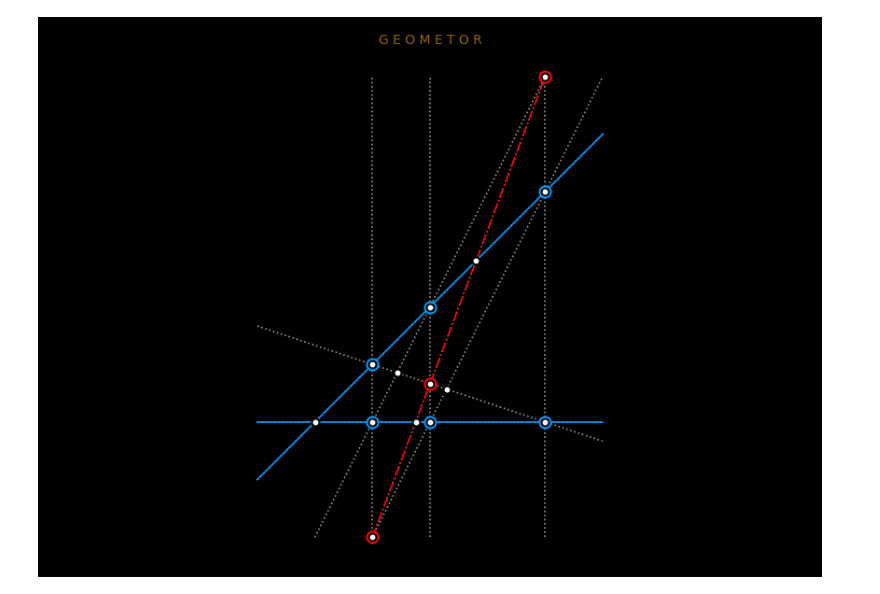
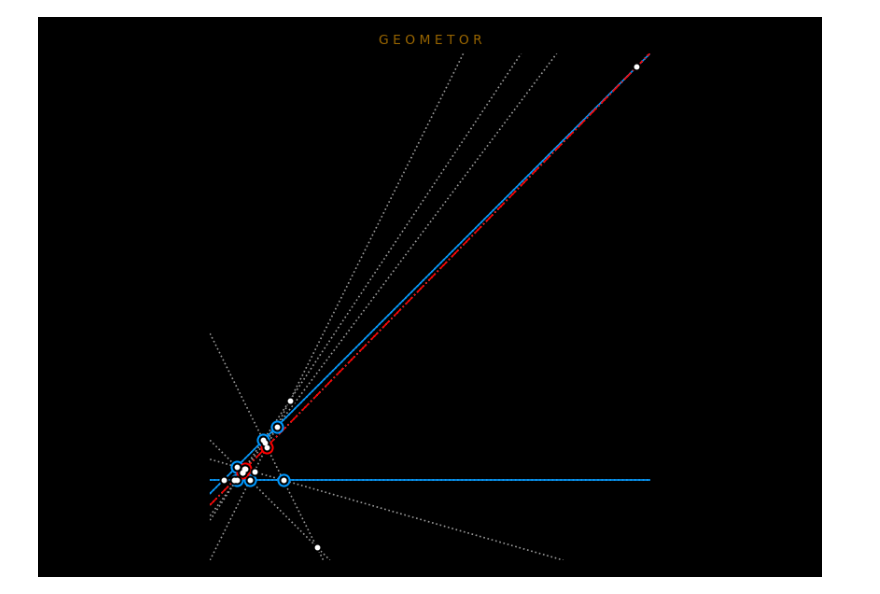
Before and after one commit to geometor/explorer-notebooks, a Jupyter notebook: pappus.ipynb, the cells around one changed output. Cells and saved outputs as stored; diff of their text form; code cells hidden in the pictures.

Commit message:
adding capabilities for pappus

```diff
--- a/pappus.ipynb
+++ b/pappus.ipynb
@@ -2,43 +2,79 @@
 %run run.py
 %matplotlib widget
 
-limx, limy = (-2, 4), (-2, 6)
-bounds = set_bounds(limx, limy)
-
-plt_init()
 
 A1 = point(0, 0)
 add_point(A1)
 A2 = point(1, 0)
 add_point(A2)
-A3 = point(3, 0)
-add_point(A3)
 
 line_a = line(A1, A2)
 add_element(line_a)
 
+# manually set for now
+A3 = point(sp.Rational(7, 2), 0)
+add_point(A3)
+
+
 B1 = point(0, 1)
 add_point(B1)
-B2 = point(1, 2)
+B2 = point(2, 3)
 add_point(B2)
-B3 = point(3, 4)
-add_point(B3)
 
 line_b = line(B1, B2)
 add_element(line_b)
 
-add_element(line(A2, B2))
-add_element(line(A2, B3))
+#TODO: set point by function
+B3 = point(3, 4)
+add_point(B3)
 
-add_element(line(A3, B1))
-add_element(line(A3, B3))
+pappus_points = []
 
-add_element(line(A1, B1))
-add_element(line(A1, B2))
+j1 = line(A1, B2)
+j2 = line(A2, B1)
+add_element(j1)
+add_element(j2)
+meet = j1.intersection(j2)
+pappus_points.append(pts[pts.index(meet[0])])
 
-# pappus_line = line(pts[7], pts[13])
-pappus_line = line(pts[9], pts[11])
+j1 = line(A2, B3)
+j2 = line(A3, B2)
+add_element(j1)
+add_element(j2)
+meet = j1.intersection(j2)
+pappus_points.append(pts[pts.index(meet[0])])
+
+j1 = line(A1, B3)
+j2 = line(A3, B1)
+add_element(j1)
+add_element(j2)
+meet = j1.intersection(j2)
+pappus_points.append(pts[pts.index(meet[0])])
+
+pappus_line = line(pappus_points[0], pappus_points[1])
 add_element(pappus_line)
+
+limx = [0, 0]
+limy = [0, 0]
+
+for pt in pts:
+
+    ptx = float(pt.x.evalf())
+    pty = float(pt.y.evalf())
+    # print(x, y)
+    limx[0] = ptx if limx[0] > ptx else limx[0]
+    limx[1] = ptx if limx[1] < ptx else limx[1]
+    limy[0] = pty if limy[0] > pty else limy[0]
+    limy[1] = pty if limy[1] < pty else limy[1]
+
+limx[0] -= 1
+limx[1] += 1
+limy[0] -= 1
+limy[1] += 1
+
+bounds = set_bounds(limx, limy)
+
+plt_init(limx, limy)
 
 plot_elements(elements, bounds)
 plot_line(line_a, bounds, color='#09F', linestyle='-')
@@ -47,8 +83,12 @@ plot_line(pappus_line, bounds, color='r', linestyle='-.')
 
 plot_points([A1, A2, A3], under_color='#09F', under_markersize=15, add_to_cursors=False)
 plot_points([B1, B2, B3], under_color='#09F', under_markersize=15, add_to_cursors=False)
-plot_points([pts[7], pts[9], pts[11]], under_color='r', under_markersize=15, add_to_cursors=False)
+plot_points(pappus_points, under_color='r', under_markersize=15, add_to_cursors=False)
 plot_points(pts)
 
-sp.Point.is_collinear(pts[7], pts[9], pts[11])
+print(f'pappus points:')
+for pt in pappus_points:
+    print(pt.x, pt.y)
+
+print('   collinear: ', sp.Point.is_collinear(*pappus_points))
 # %% [output]
@@ -56 +100 @@ True
-[figure, old version]
+[figure, new version]
```
Also changed, not shown: parts of 12 cells of this notebook, 2 other files.
